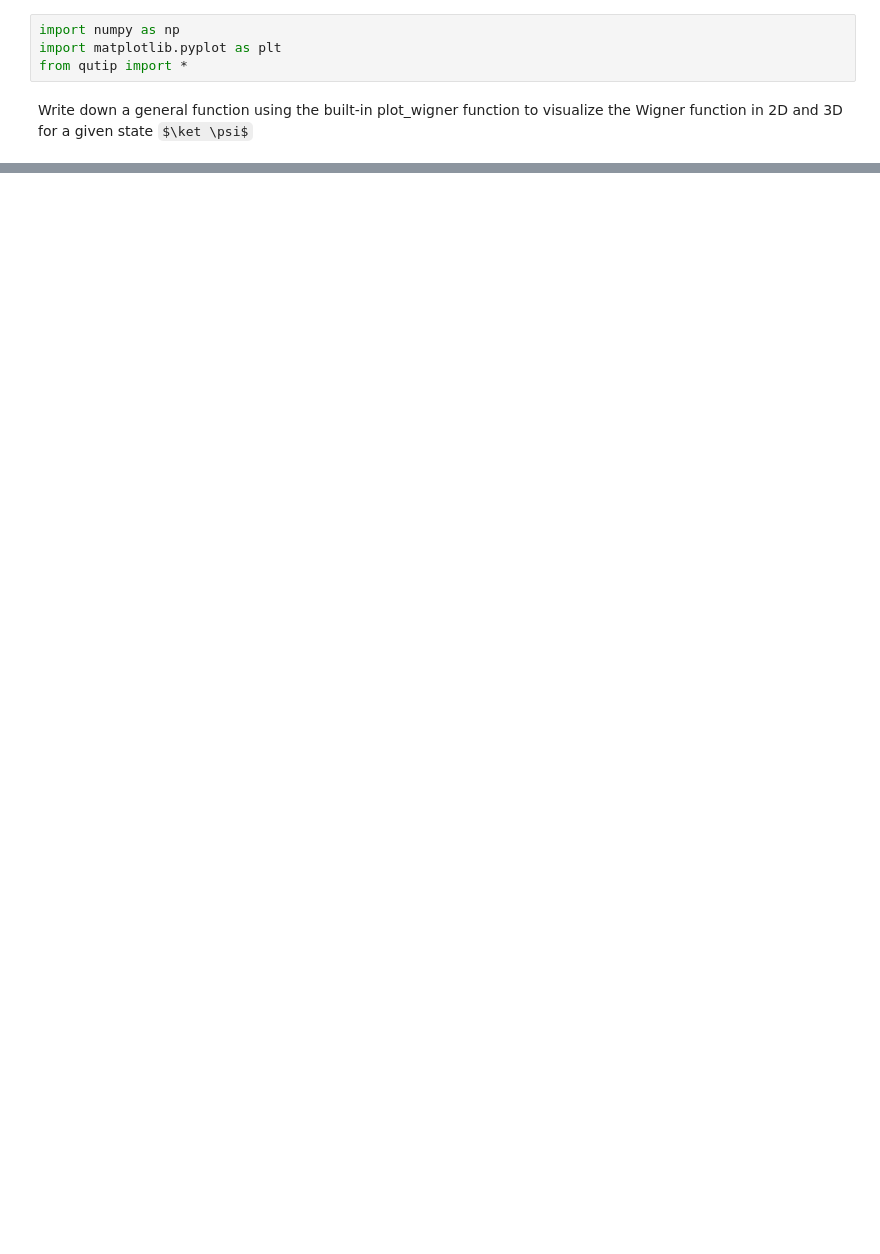
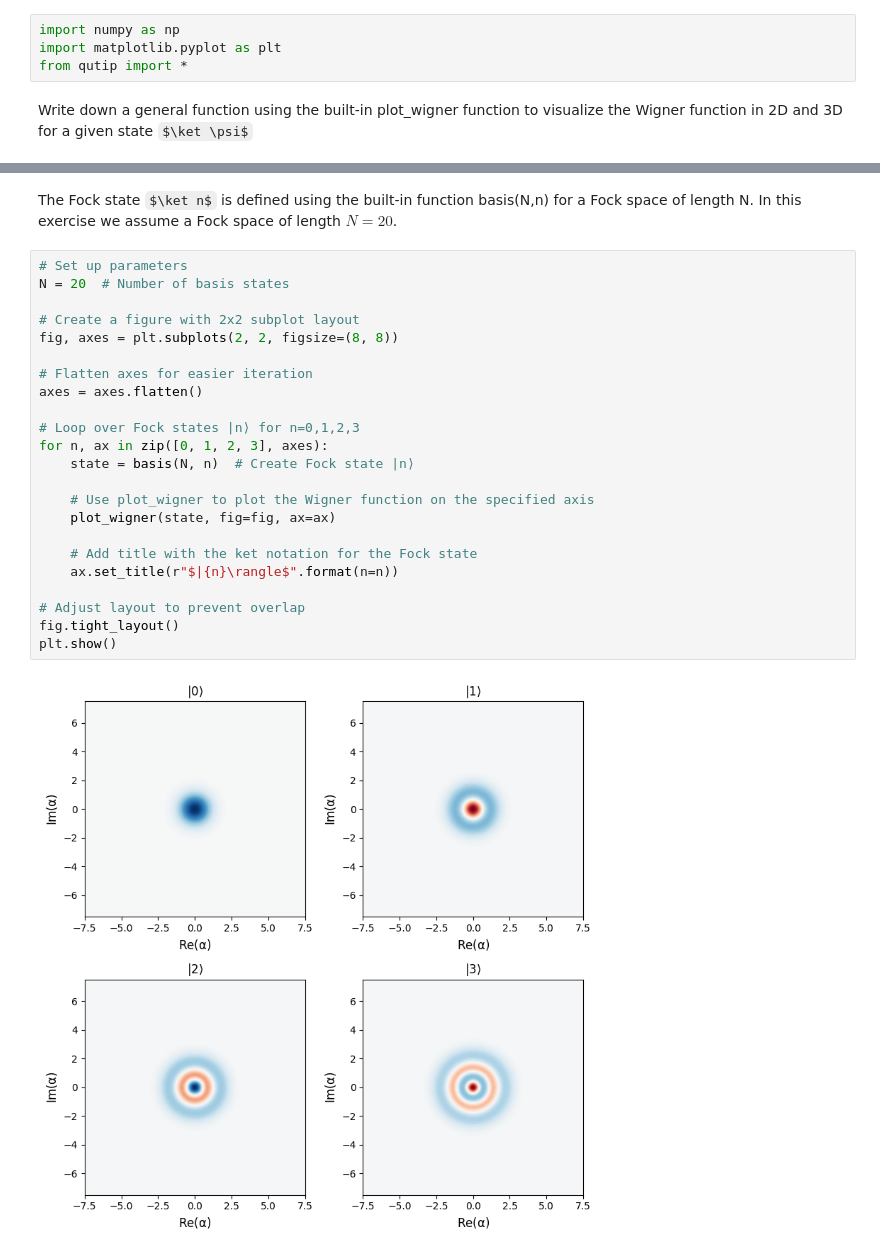
Before and after one commit to davidomanovic/ComputationalPhysics-Projects, a Jupyter notebook: Quantum Electrodynamics/Wigner_quasiprobability_distribution.ipynb, the cells around one changed output, grey strips where cells are left out. Drawn from its saved outputs; the diff is of its cells as text; some formulas as TeX source; blank space fills up the shorter version.

```diff
--- a/Quantum Electrodynamics/Wigner_quasiprobability_distribution.ipynb
+++ b/Quantum Electrodynamics/Wigner_quasiprobability_distribution.ipynb
@@ -16,0 +21,27 @@ Qobj data =
+# %% [markdown]
+The Fock state $\ket n$ is defined using the built-in function basis(N,n) for a Fock space of length N. In this exercise we assume a Fock space of length $N = 20$.
+# %%
+# Set up parameters
+N = 20  # Number of basis states
+
+# Create a figure with 2x2 subplot layout
+fig, axes = plt.subplots(2, 2, figsize=(8, 8))
+
+# Flatten axes for easier iteration
+axes = axes.flatten()
+
+# Loop over Fock states |n⟩ for n=0,1,2,3
+for n, ax in zip([0, 1, 2, 3], axes):
+    state = basis(N, n)  # Create Fock state |n⟩
+
+    # Use plot_wigner to plot the Wigner function on the specified axis
+    plot_wigner(state, fig=fig, ax=ax)
+
+    # Add title with the ket notation for the Fock state
+    ax.set_title(r"$|{n}\rangle$".format(n=n))
+
+# Adjust layout to prevent overlap
+fig.tight_layout()
+plt.show()
+# %% [output]
+[figure, added]
```
Also changed, not shown: parts of 6 cells of this notebook.
